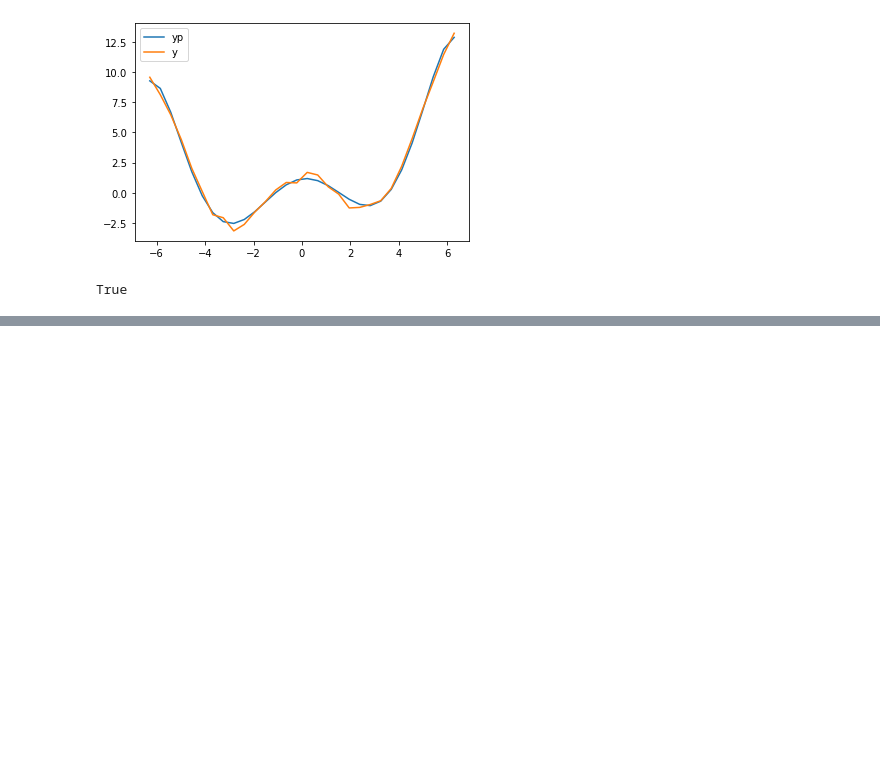
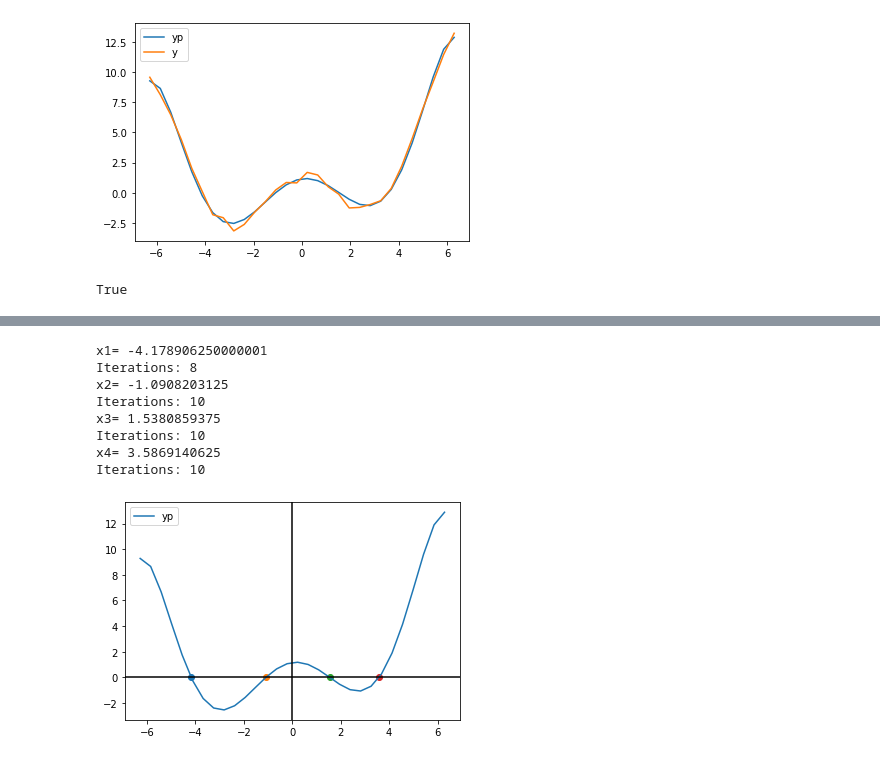
Before and after one commit to Nikita-Sherstnev/numerical-analysis, a Jupyter notebook: 1-2 tasks.ipynb, the cells around one changed output, grey strips where cells are left out. Drawn from its saved outputs; the diff is of its cells as text; code cells hidden in the pictures; blank space fills up the shorter version.

```diff
--- a/1 task.ipynb
+++ b/1-2 tasks.ipynb
@@ -263,0 +320,64 @@ print(f_xmin)
+# %%
+# Поиск корней методом дихотомии
+# a0 + a1 * x + a2 * x**2 + a3 * x**3 + a4* x**4 + a5 * x**5 + a6 * x**6 = 0
+
+eps = 0.001
+intervals = [[-4.2,-4],[-2,-1],[1,2],[3,4]]
+
+def f(x):
+    return a0 + a1 * x + a2 * x**2 + a3 * x**3 + a4* x**4 + a5 * x**5 + a6 * x**6
+
+
+def dichotomy(a, b, eps):
+    count = 0
+
+    while True:
+        count+=1
+        c = (a+b)/2
+
+        if f(a)*f(c) < 0:
+            b = c
+        elif f(c)*f(b) < 0:
+            a = c
+
+        if  abs(b - a) <= eps:
+            break
+
+    return c, count
+
+
+x1, count1 = dichotomy(intervals[0][0], intervals[0][1], eps)
+x2, count2 = dichotomy(intervals[1][0], intervals[1][1], eps)
+x3, count3 = dichotomy(intervals[2][0], intervals[2][1], eps)
+x4, count4 = dichotomy(intervals[3][0], intervals[3][1], eps)
+
+print("x1=", x1)
+print("Iterations:", count1)
+print("x2=", x2)
+print("Iterations:", count2)
+print("x3=", x3)
+print("Iterations:", count3)
+print("x4=", x4)
+print("Iterations:", count4)
+
+plt.plot(x, yp)
+
+plt.scatter(x1, f(x1))
+plt.scatter(x2, f(x2))
+plt.scatter(x3, f(x3))
+plt.scatter(x4, f(x4))
+
+plt.legend(['yp'])
+plt.axhline(y=0, color='k')
+plt.axvline(x=0, color='k')
+plt.show()
+# %% [output]
+x1= -4.178906250000001
+Iterations: 8
+x2= -1.0908203125
+Iterations: 10
+x3= 1.5380859375
+Iterations: 10
+x4= 3.5869140625
+Iterations: 10
+[figure, added]
```
Also changed, not shown: parts of 5 cells of this notebook.
